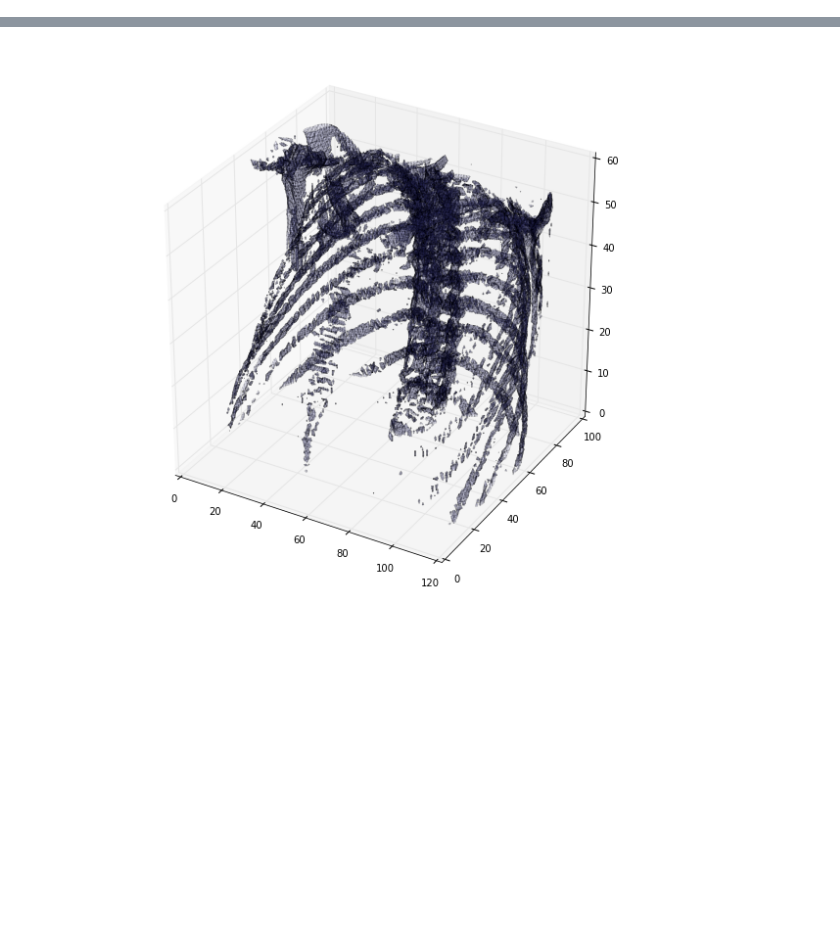
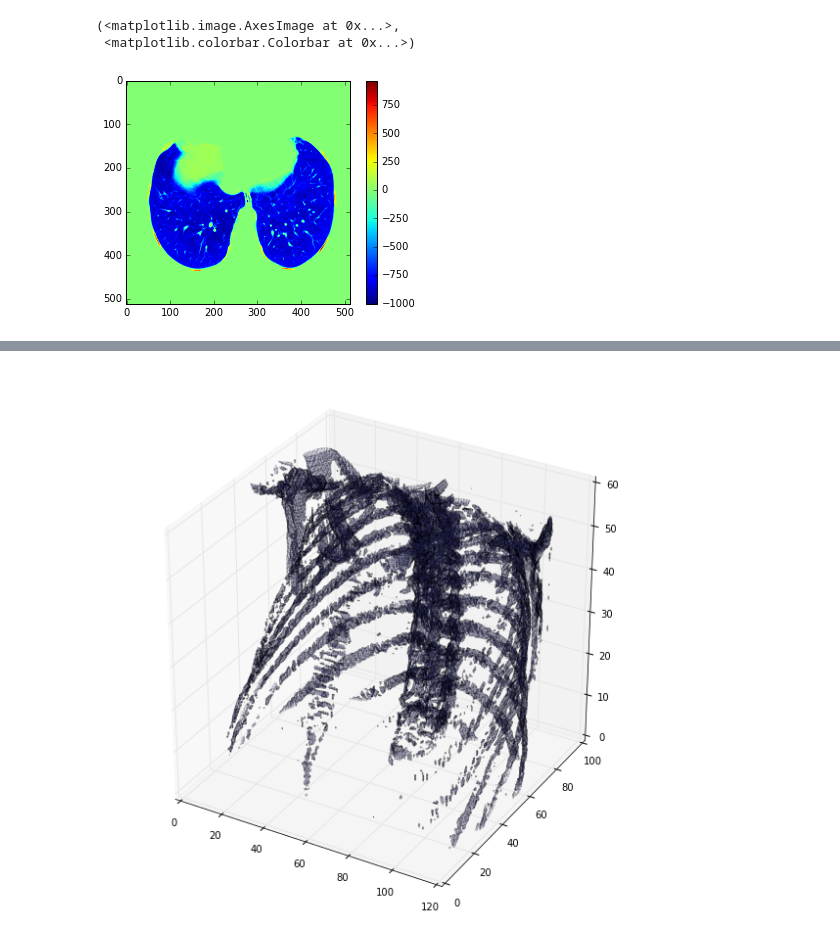
Before and after one commit to boleszek/DSB2017_nodule-detector, a Jupyter notebook: Preprocessing_tutorial.ipynb, the cells around one changed output, grey strips where cells are left out. Drawn from its saved outputs; the diff is of its cells as text; code cells hidden in the pictures; blank space fills up the shorter version.

```diff
--- a/Preprocessing_tutorial.ipynb
+++ b/Preprocessing_tutorial.ipynb
@@ -163,3 +163,12 @@ print(segmented_lungs_fill.shape)
+# %%
+# Mask image
+masked_image = first_patient_pixels
+masked_image[dilated_mask==0] = 0
+plt.imshow(masked_image[30]),plt.colorbar()
+# %% [output]
+(<matplotlib.image.AxesImage at 0x...>,
+ <matplotlib.colorbar.Colorbar at 0x...>)
+[figure, added]
 # %%
 # Trim excess 0s (to make mask smaller and higher res)
 def trim_excess(mask, image):
```
Also changed, not shown: parts of 9 cells of this notebook.
